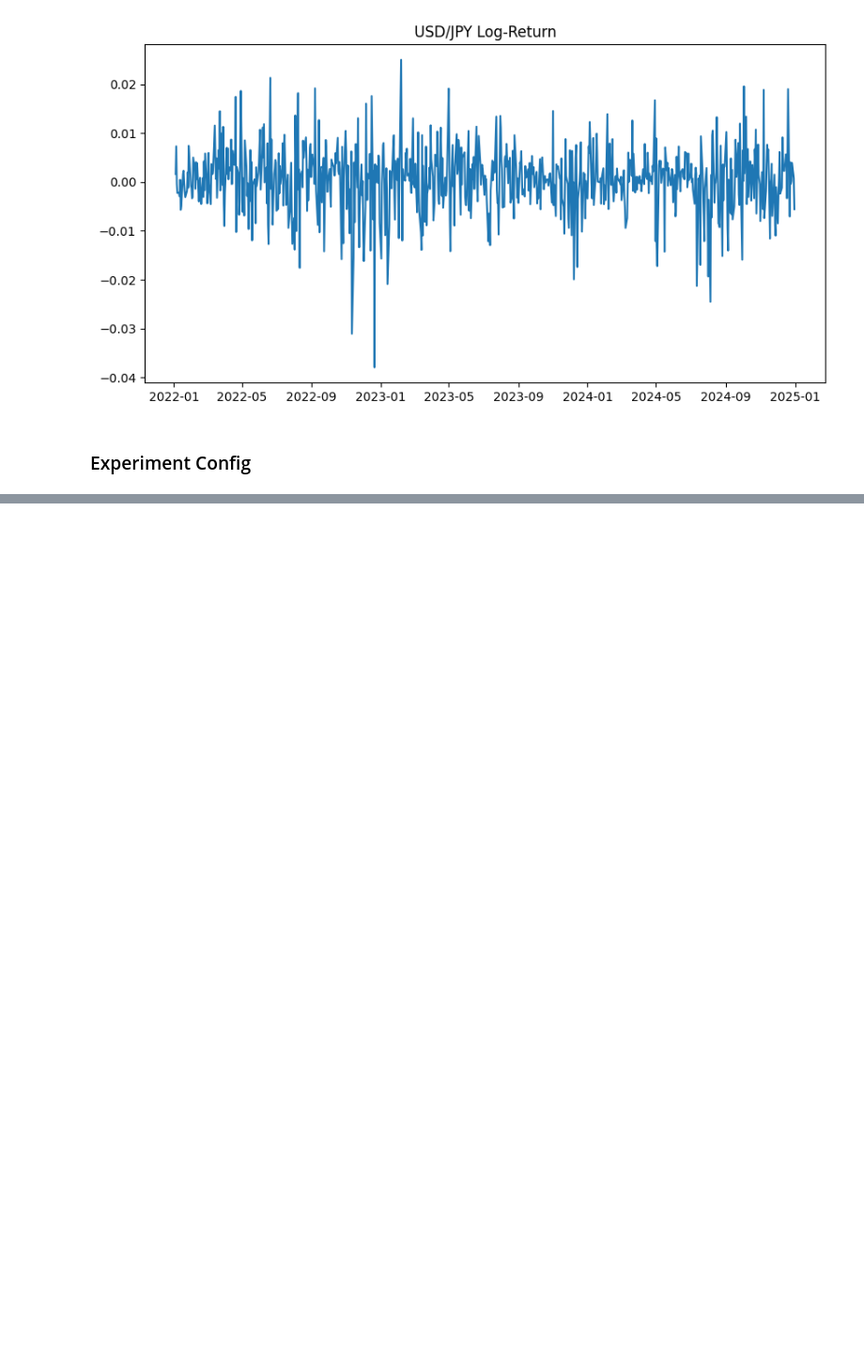
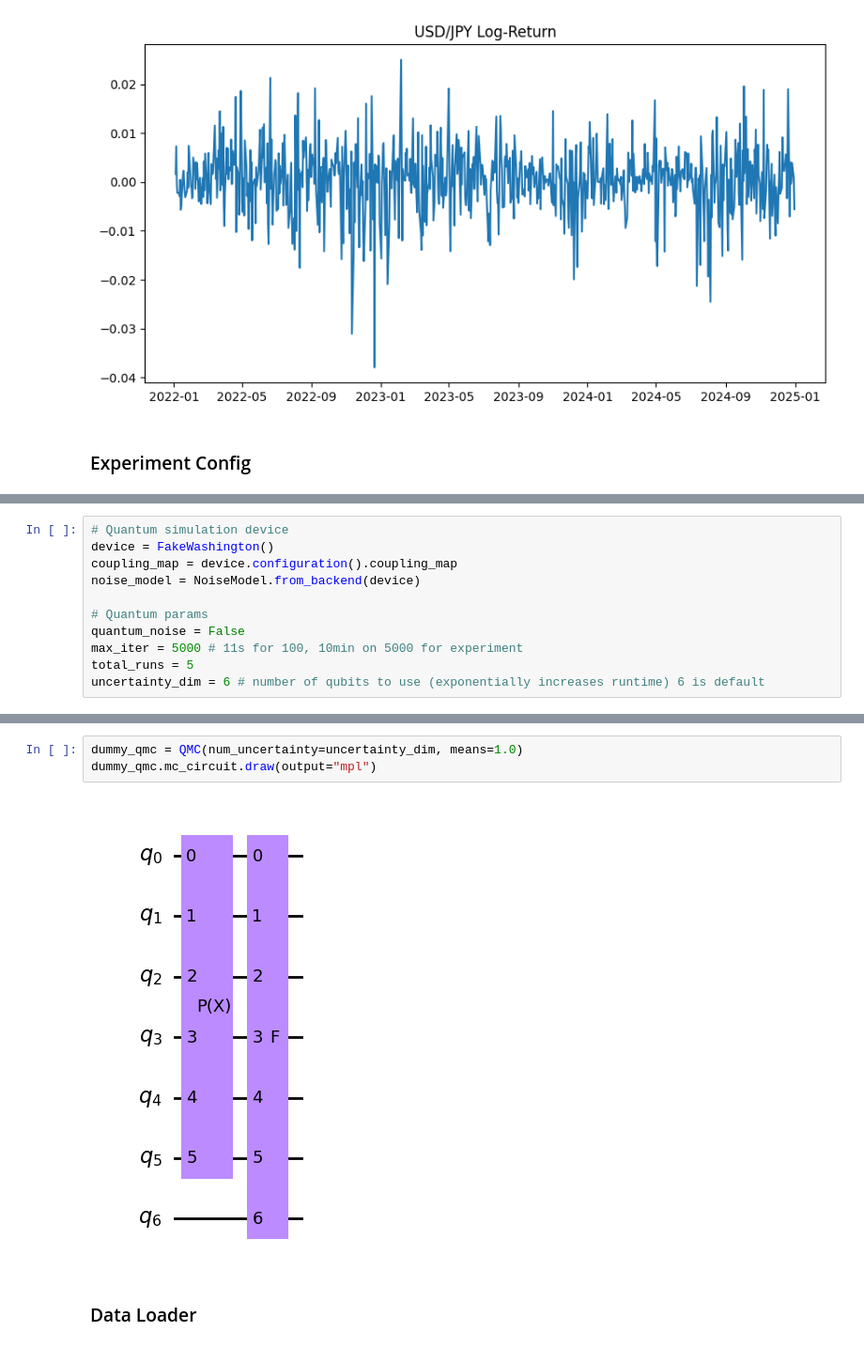
Before and after one commit to Chase-Grajeda/quantum-hypertuning, a Jupyter notebook: src/lstnet_demo.ipynb, the cells around one changed output, grey strips where cells are left out. Shown at 94% size. Drawn from its saved outputs; the diff is of its cells as text; blank space fills up the shorter version.

Commit message:
Full Model Selection Experiment

```diff
--- a/src/lstnet_demo.ipynb
+++ b/src/lstnet_demo.ipynb
@@ -235,0 +64,11 @@ Text(0.5, 1.0, 'Out of Sample USD/JPY Log-Return')
+# %%
+# Quantum simulation device
+device = FakeWashington()
+coupling_map = device.configuration().coupling_map
+noise_model = NoiseModel.from_backend(device)
+
+# Quantum params
+quantum_noise = False
+max_iter = 5000 # 11s for 100, 10min on 5000 for experiment
+total_runs = 5
+uncertainty_dim = 6 # number of qubits to use (exponentially increases runtime) 6 is default
@@ -235,0 +110,7 @@ Text(0.5, 1.0, 'Out of Sample USD/JPY Log-Return')
+# %%
+dummy_qmc = QMC(num_uncertainty=uncertainty_dim, means=1.0)
+dummy_qmc.mc_circuit.draw(output="mpl")
+# %% [output]
+[figure, added]
+# %% [markdown]
+### Data Loader
```
Also changed, not shown: parts of 49 cells of this notebook.
